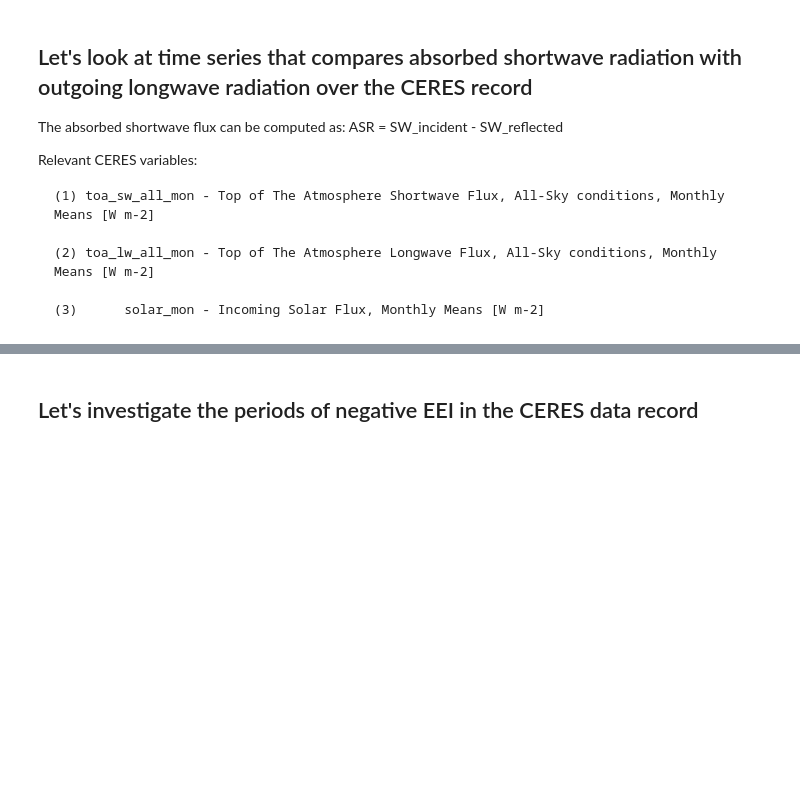
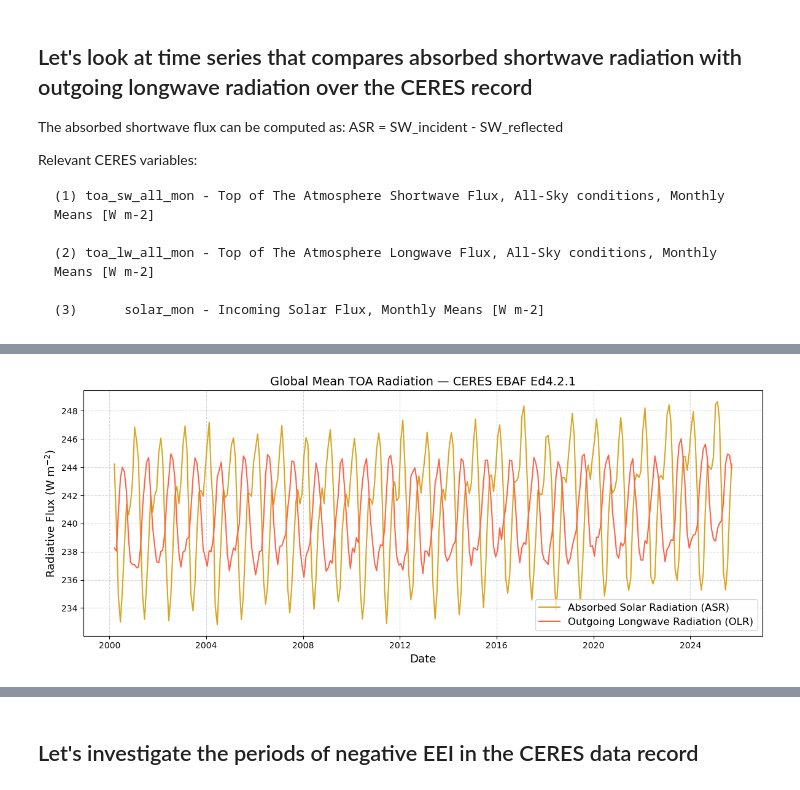
Before and after one commit to andrewjbuggee/Python-Research, a Jupyter notebook: rad_journal_club_paper/A00-CERES_EBAF_analysis_ver1.ipynb, the cells around one changed output, grey strips where cells are left out. Saved outputs shown, nothing was run; the diff lists cells and outputs as text; code cells hidden in the pictures; blank space fills up the shorter version.

Commit message:
new plots

```diff
--- a/rad_journal_club_paper/A00-CERES_EBAF_analysis_ver1.ipynb
+++ b/rad_journal_club_paper/A00-CERES_EBAF_analysis_ver1.ipynb
@@ -68,9 +72,11 @@ Relevant CERES variables:
 # %%
 # Compute the abosrbed solar radiation using monthly means
 ASR = ds.solar_mon - ds.toa_sw_all_mon
+ASR_g = ds.gsolar_mon - ds.gtoa_sw_all_mon  # using the global averages
 
 # Grab the time vector
 t = ds.time
+t_g = ds.ctime  # integer values for now
 # %%
 # Create a time series comparing ASR with outgoing LW
 #
@@ -110,0 +119,17 @@ plt.show()
+# %%
+# --- Try plotting the internally computed global means ---
+fig, ax = plt.subplots(figsize=(12, 5))
+
+ax.plot(t.values, ASR_g.values, color='goldenrod', linewidth=1.5, label='Absorbed Solar Radiation (ASR)')
+ax.plot(t.values, ds['gtoa_lw_all_mon'].values, color='tomato',    linewidth=1.5, label='Outgoing Longwave Radiation (OLR)')
+
+ax.set_xlabel('Date', fontsize=13)
+ax.set_ylabel('Radiative Flux (W m$^{-2}$)', fontsize=13)
+ax.set_title('Global Mean TOA Radiation — CERES EBAF Ed4.2.1', fontsize=14)
+ax.legend(fontsize=12)
+ax.grid(True, linestyle='--', alpha=0.5)
+
+plt.tight_layout()
+plt.show()
+# %% [output]
+[figure, added]
```
Also changed, not shown: parts of 4 cells of this notebook.
